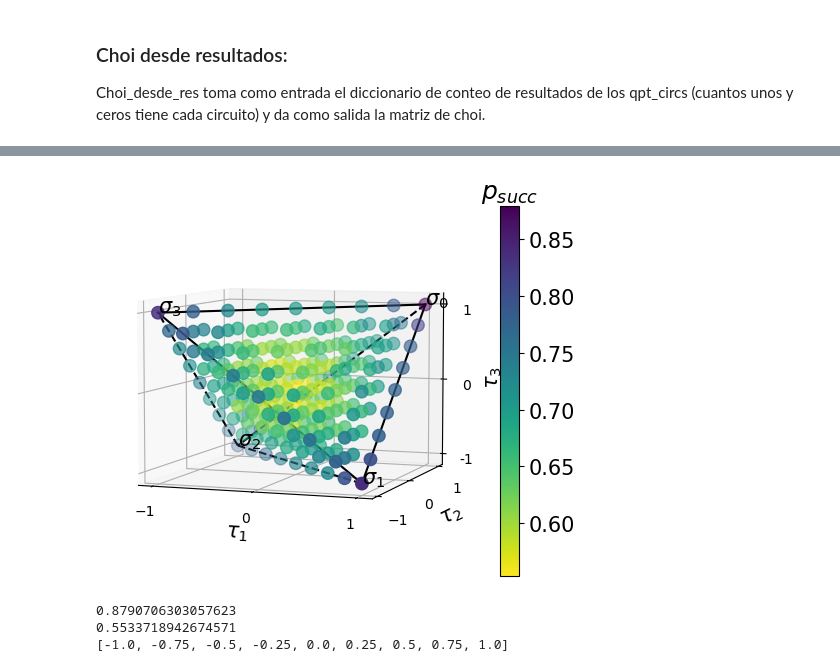
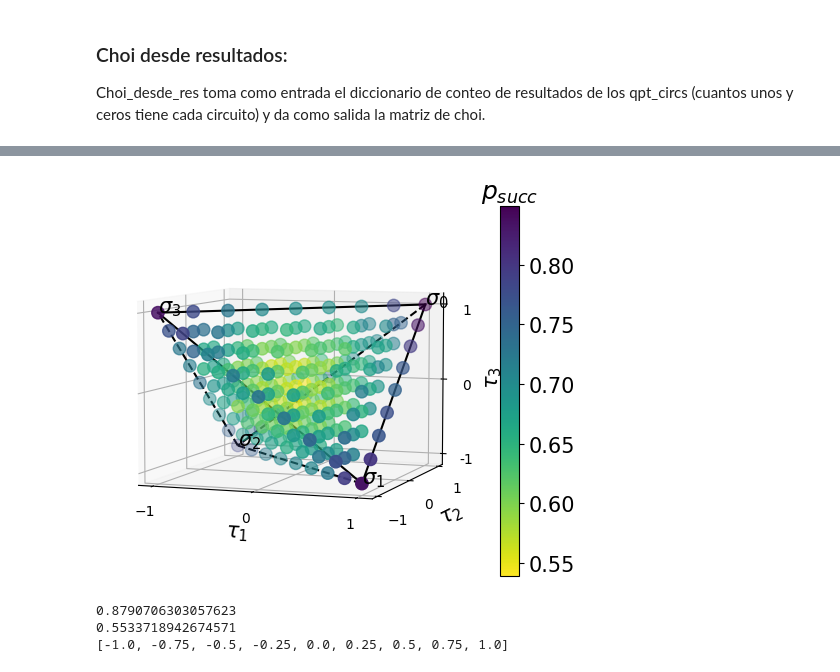
Before and after one commit to tbasile/Una-Rotacion-Parametrizada, a Jupyter notebook: Codigo/Fidelidades-Canales-Pauli.ipynb, the cells around one changed output, grey strips where cells are left out. Drawn from its saved outputs; the diff is of its cells as text; code cells hidden in the pictures.

```diff
--- a/Codigo/Fidelidades-Canales-Pauli.ipynb
+++ b/Codigo/Fidelidades-Canales-Pauli.ipynb
@@ -417,35 +470,35 @@ def graficar(documento):
     for row in csvreader:
         if row[0] == 'lambda1':
             continue
         xs.append(float(row[0]))
         ys.append(float(row[1]))
         zs.append(float(row[2]))
         four.append(float(row[3]))
 
     colors = cm.viridis_r((np.array(four)-min(four))/(max(four)-min(four)))
     colmap = cm.ScalarMappable(cmap=cm.viridis_r)
     colmap.set_array(four)
 
 
     yg = ax.scatter(xs, ys, zs, c=colors, marker='o',s=80)
     cb = fig.colorbar(colmap)
     cb.ax.tick_params(labelsize=15)
 
     cb.ax.set_title("$p_{succ}$",fontsize=18)
     ax.view_init(6,290)
 
 
 
 #         ax.plot(float(row[0]),float(row[1]),
 #                  float(row[2]),color=(float(row[-1]),float(row[-1]),
 #                                      0),marker='o')
 #         ax.pcolormesh(float(row[0]),float(row[1]),
 #                  float(row[2]),cmap = cm.Blues)
     plt.show()
 
-graficar('Resultados/ibmq_lima-9puntos/fidelidades_diam.csv')
+graficar('Resultados/ibmq_lima-9puntos/fidelidades_diam1.csv')
 # %% [output]
-[figure, old version]
+[figure, new version]
 # %%
 %matplotlib inline
 
```
Also changed, not shown: parts of 4 cells of this notebook, 8 other files.
